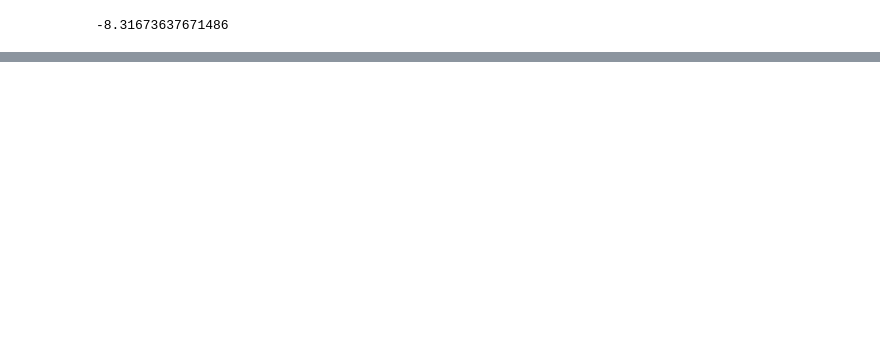
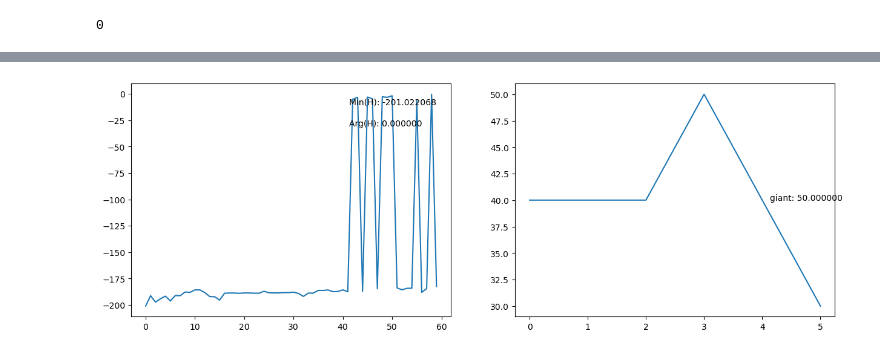
Before and after one commit to mehdibp/distributed_connected, a Jupyter notebook: Smart Destributed System-Classification.ipynb, the cells around one changed output, grey strips where cells are left out. Drawn from its saved outputs; the diff is of its cells as text; code cells hidden in the pictures; blank space fills up the shorter version.

```diff
--- a/Smart Destributed System-Classification.ipynb
+++ b/Smart Destributed System-Classification.ipynb
@@ -209,10 +215,10 @@ def play_one_step(env, state, epsilon=0.):
         replay_memory[i].append((state[i], action[i], reward[i], next_state[i]))
     return next_state, reward
 # %%
-optimizer = tf.keras.optimizers.legacy.SGD(learning_rate=0.01)
+optimizer = tf.keras.optimizers.legacy.Adam(learning_rate=1e-2)
 loss_fn   = tf.keras.losses.mean_squared_error
 
-def training_step(i, batch_size, discount):
+def training_step(i, model, n_outputs, replay_memory, batch_size, discount):
     discount_rate = discount
 
     indices = np.random.randint(len(replay_memory[i]), size=batch_size)   # 32ta random number between[0 - len(replay)]
@@ -227,11 +233,6 @@ def training_step(i, batch_size, discount):
         if rewards[j] < 0.05 and rewards[j] > -0.1: rewards[j] = 0.
         else: rewards[j] = round(rewards[j], ndigits=3)
 #     if env.k[i] == 0: rewards -= 0.01
-#     R = rewards
-#     for j in range(len(R)):
-#         if    R[j] < -0.2: R[j] = -1
-#         elif  R[j] > +0.2: R[j] = +1
-#         else: R[j] = 0
 
     next_Q_values   = model[0].predict(next_states, verbose=0)      # 32 predict of 2 actions
     max_next_Q_values = np.max(next_Q_values, axis=1)               # choose higher probiblity of each actions (of each 32)
@@ -239,6 +240,7 @@ def training_step(i, batch_size, discount):
         if m < 0: discount_rate = 1/discount
     target_Q_values = rewards + discount_rate*max_next_Q_values     # Equation 18-5. Q-Learning algorithm
     target_Q_values = target_Q_values.reshape(-1, 1)                # reshape to (32,1) beacuse of Q_values.shape
+
 
     mask = tf.one_hot(actions, n_outputs)
     with tf.GradientTape() as tape:
@@ -250,19 +252,20 @@ def training_step(i, batch_size, discount):
 
     return all_Q_values, next_Q_values, Q_values, target_Q_values, loss, grads, model[0].trainable_variables       ###
 # %%
-N = 4                     # Number of agents
+N = 10                      # Number of agents
 L = 3.5                     # The length of the simulation box
 env = Distributed_System(N,L)
 
 batch_size = 20
 discount_rate = 0.98
-file, model, n_outputs, replay_memory, best_weights, state, reward = initializer(N)
+file, model, n_outputs, replay_memory, best_weights, state, reward = initializer(env, N)
 
 camera = Camera(plt.figure())
 
 
 best_H   = 0
 Hamilton = []            # just for plot total hamilton per episode
+giant = []
 
 # just for checking prolems
 all_q = []; next_q = []; qq = []; target_q = []; LOSS = [];
@@ -271,15 +274,17 @@ for i in range(N): all_q.append(0); next_q.append(0); qq.append(0); target_q.app
 
 
 # ---------------------------------------------------------------------------------------
-for episode in range(3000):
-    epsilon = max(1 - episode/1000, 0.0)               # first is more random and than use greedy
-    state, reward = play_one_step(env, state, epsilon)
+for episode in range(800):
+
+    for _ in range(20):
+        epsilon = max(1 - episode/600, 0.0)               # first is more random and than use greedy
+        state, reward = play_one_step(env, N, model, state, n_outputs, replay_memory, epsilon)
 
     if episode > 50:
         for i in range(N):
             (all_q[i], next_q[i], qq[i], target_q[i], LOSS[i],
-             grads, trainable_variables) = training_step(i, batch_size, discount_rate)
-        log_print(file, env, episode, epsilon, H, reward,
+             grads, trainable_variables) = training_step(i, model, n_outputs, replay_memory, batch_size, discount_rate)
+        log_print(file, N, env, episode, epsilon, H, reward,
                   all_q, next_q, qq, target_q, LOSS, grads, trainable_variables)
 
 
@@ -287,14 +292,14 @@ for episode in range(3000):
     for i in range(N): H += env.Hamiltonian(i)[0]       # hamiltonian of the whole system  ###
     Hamilton.append(H)
 
-    if H <= best_H and episode > 1000:                  # find the minimum of Hamiltonian
+    if H <= best_H and episode > 500:                   # find the minimum of Hamiltonian
         for i in range(N):
             best_weights[i] = model[i].get_weights()    # saving model weights for the best Hamiltonian
             best_H = H
 
 
     if episode%10 == 0:
-        env.Plot(episode)
+        giant.append( env.Plot(camera, episode) )
 
     print("\rEpisode: {}, eps: {:.3f}, Min(Hamilton): {:.3f}, H: {:.3f},     R1: {:.3f}, R2: {:.3f}, R3: {:.3f}, R4: {:.3f}"
           .format(episode, epsilon, best_H, H, env.r[0], env.r[1], env.r[2], env.r[3]), end="")
@@ -310,10 +314,17 @@ Episode: 2999, eps: 0.000, Min(Hamilton): -8.317, H: -7.388,     R1: 1.765, R2:
 # %%
-# for 4 agent
+%matplotlib inline
 
 print(best_H)
+plt.figure(figsize=(15,5))
+
+plt.subplot(1,2,1)
 plt.plot(Hamilton)
-plt.text(1700, max(Hamilton)-1.65, "Min(H): %f" % (min(Hamilton)) )
-plt.text(1700, max(Hamilton)-2.25, "Arg(H): %f" % (np.argmin(Hamilton)) )
+plt.text(0.7*episode, max(Hamilton)-10, "Min(H): %f" % (min(Hamilton)) )
+plt.text(0.7*episode, max(Hamilton)-30, "Arg(H): %f" % (np.argmin(Hamilton)) )
+
+plt.subplot(1,2,2)
+plt.plot(giant)
+plt.text( 0.7*episode/10, max(giant)-10, "giant: %f" % (max(giant)) )
 plt.show()
 # %% [output]
--8.31673637671486
+0
@@ -321,0 +331 @@ plt.show()
+[figure, added]
```
Also changed, not shown: parts of 9 cells of this notebook, 1 other file.
